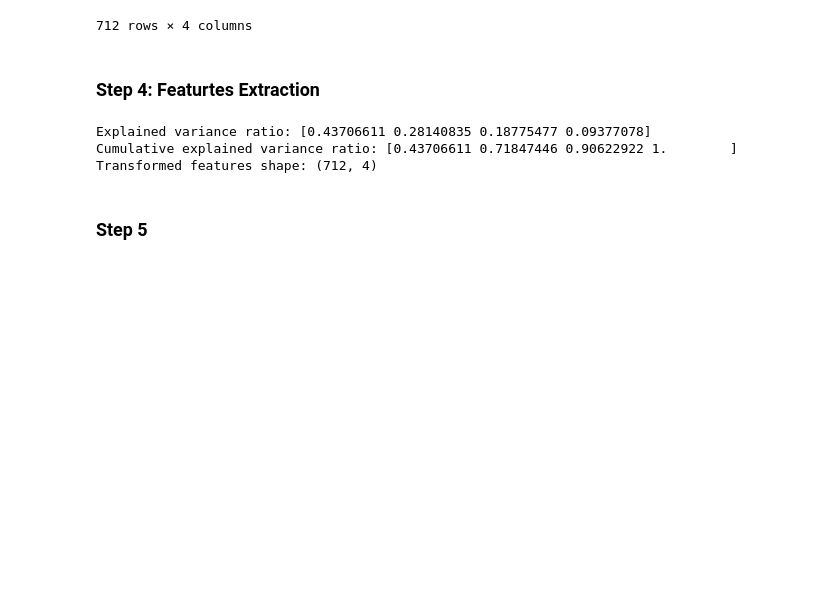
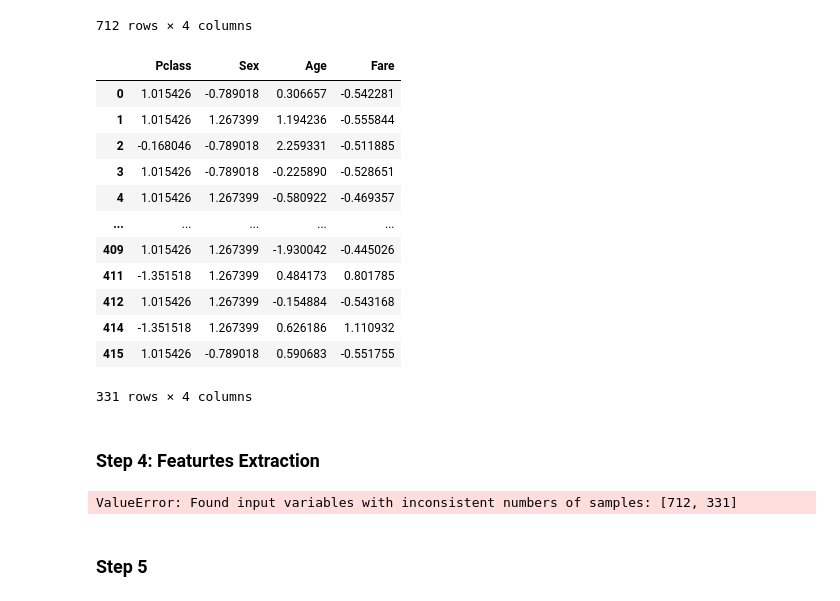
Before and after one commit to markopolo139/DataMiningAssignment1, a Jupyter notebook: notebook1.ipynb, the cells around one changed output. Saved outputs shown, nothing was run; the diff lists cells and outputs as text; code cells hidden in the pictures; blank space fills up the shorter version.

Commit message:
pre classification (with error)

```diff
--- a/notebook1.ipynb
+++ b/notebook1.ipynb
@@ -265,22 +285,54 @@ X_train
 | 890 | 0.908600 | -0.756138 | 0.162808 | -0.506928 |
 712 rows × 4 columns
 # %%
-titanic_test.drop(columns=['SibSp', 'Parch', 'Embarked'],inplace=True)
+X_test = copy.deepcopy(titanic_test)
+X_test.drop(columns=['SibSp', 'Parch', 'Embarked'],inplace=True)
+
+
+X_test
+# %% [output]
+|  | Pclass | Sex | Age | Fare |
+| 0 | 1.015426 | -0.789018 | 0.306657 | -0.542281 |
+| 1 | 1.015426 | 1.267399 | 1.194236 | -0.555844 |
+| 2 | -0.168046 | -0.789018 | 2.259331 | -0.511885 |
+| 3 | 1.015426 | -0.789018 | -0.225890 | -0.528651 |
+| 4 | 1.015426 | 1.267399 | -0.580922 | -0.469357 |
+| ... | ... | ... | ... | ... |
+| 409 | 1.015426 | 1.267399 | -1.930042 | -0.445026 |
+| 411 | -1.351518 | 1.267399 | 0.484173 | 0.801785 |
+| 412 | 1.015426 | 1.267399 | -0.154884 | -0.543168 |
+| 414 | -1.351518 | 1.267399 | 0.626186 | 1.110932 |
+| 415 | 1.015426 | -0.789018 | 0.590683 | -0.551755 |
+331 rows × 4 columns
 # %% [markdown]
 ### Step 4: Featurtes Extraction
 # %%
 from sklearn.decomposition import PCA
 
+
 pca = PCA(n_components=4)
 
-X_pca = pca.fit_transform(X_train)
-
-print("Explained variance ratio:", pca.explained_variance_ratio_)
-print("Cumulative explained variance ratio:", np.cumsum(pca.explained_variance_ratio_))
-print("Transformed features shape:", X_pca.shape)
+X_train_pca = pca.fit_transform(X_train)
+X_test_pca = pca.transform(X_test)
-# %% [output]
-Explained variance ratio: [0.43706611 0.28140835 0.18775477 0.09377078]
-Cumulative explained variance ratio: [0.43706611 0.71847446 0.90622922 1.        ]
-Transformed features shape: (712, 4)
+# %%
+from sklearn.svm import SVC
+from sklearn.metrics import accuracy_score
+
+
+
+classifier = SVC()
+
+
+classifier.fit(X_train_pca, y_train)
+
+
+y_pred = classifier.predict(X_test_pca)
+
+
+accuracy = accuracy_score(y_test, y_pred)
+
+print(f'The accuracy of the classifier on the test set is: {accuracy}')
+# %% [output]
+ValueError: Found input variables with inconsistent numbers of samples: [712, 331]
 # %% [markdown]
 ### Step 5
```
Also changed, not shown: parts of 5 cells of this notebook.
